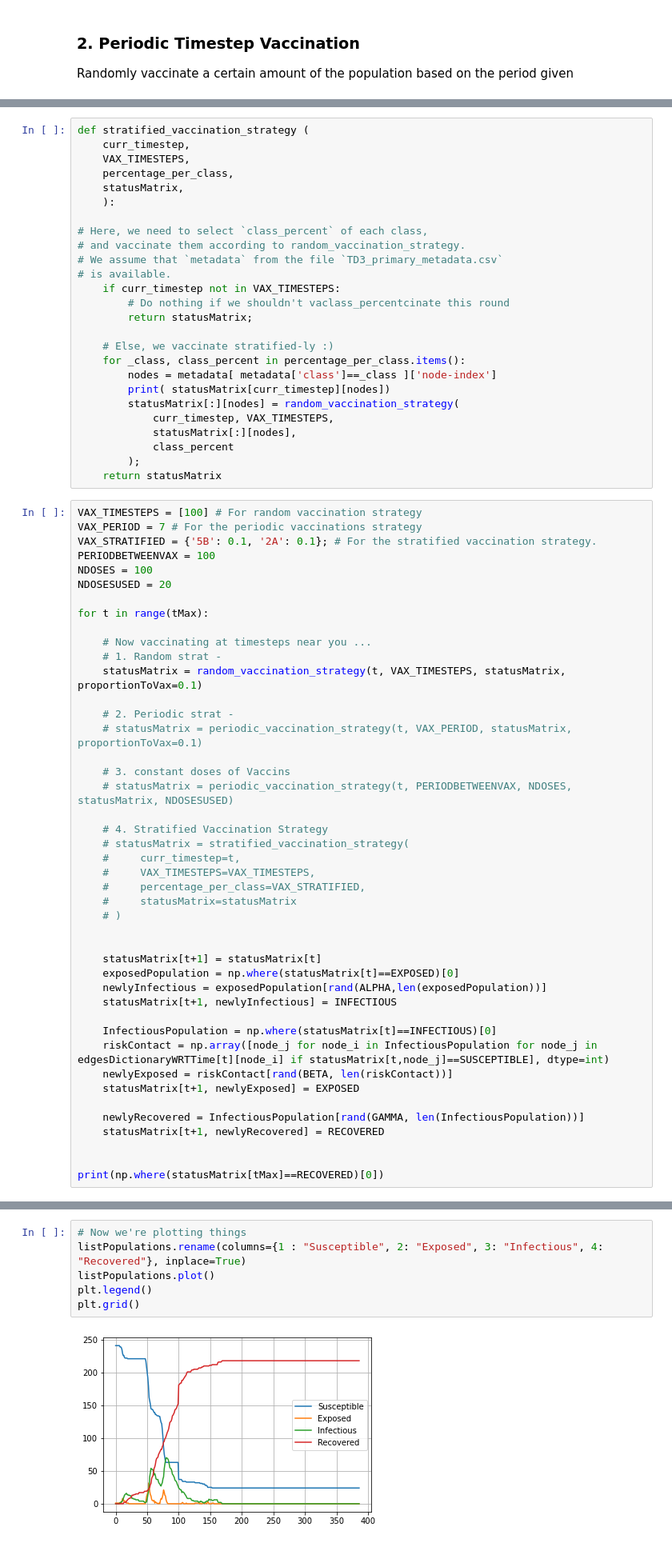
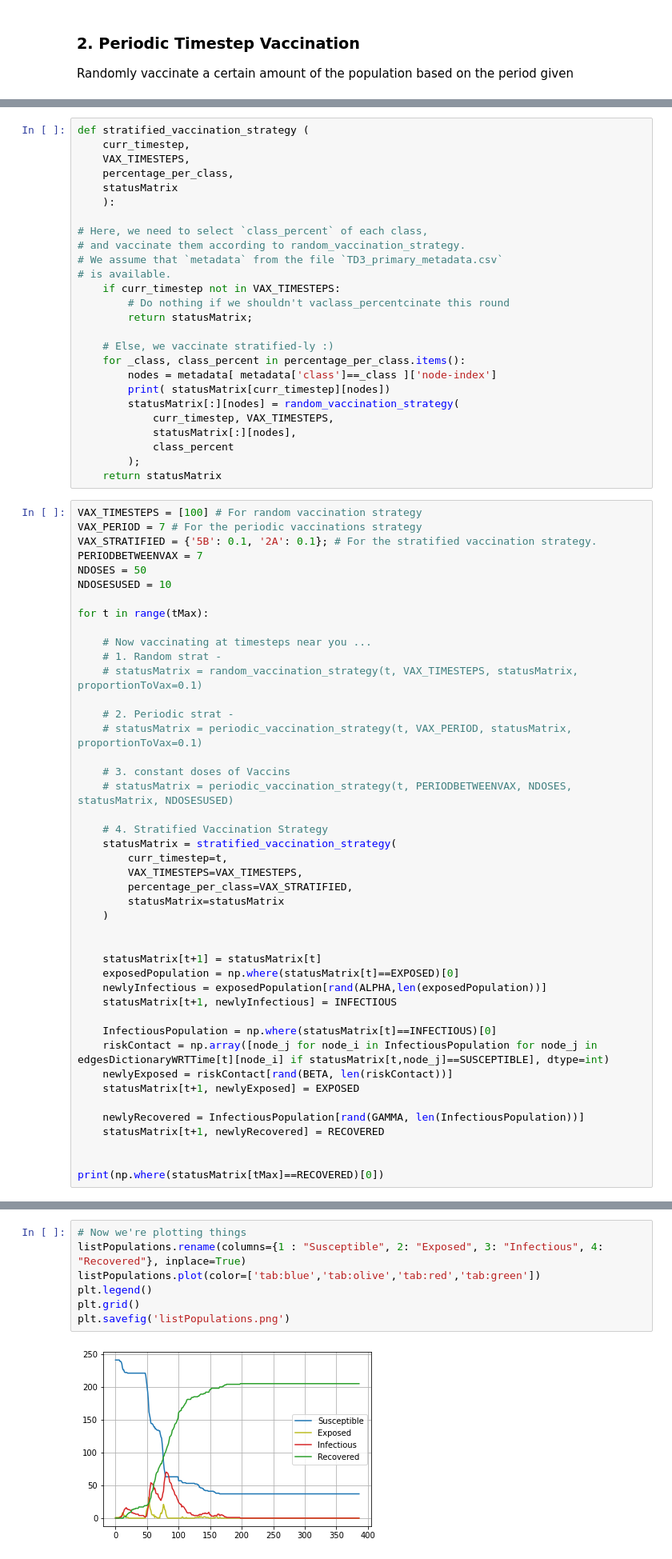
Before and after one commit to ChristianKar/Modeling_in_Epidemiology, a Jupyter notebook: SEIRModel_with_Vaccination.ipynb, the cells around one changed output, grey strips where cells are left out. Shown: that part at 80% size. Cells and saved outputs as stored; diff of their text form.

```diff
--- a/SEIRModel_with_Vaccination.ipynb
+++ b/SEIRModel_with_Vaccination.ipynb
@@ -182,7 +182,7 @@ def stratified_vaccination_strategy (
     curr_timestep,
     VAX_TIMESTEPS,
     percentage_per_class,
-    statusMatrix,
+    statusMatrix
     ):
 
 # Here, we need to select `class_percent` of each class,
@@ -207,15 +207,15 @@ def stratified_vaccination_strategy (
 VAX_TIMESTEPS = [100] # For random vaccination strategy
 VAX_PERIOD = 7 # For the periodic vaccinations strategy
 VAX_STRATIFIED = {'5B': 0.1, '2A': 0.1}; # For the stratified vaccination strategy.
-PERIODBETWEENVAX = 100
-NDOSES = 100
-NDOSESUSED = 20
+PERIODBETWEENVAX = 7
+NDOSES = 50
+NDOSESUSED = 10
 
 for t in range(tMax):
 
     # Now vaccinating at timesteps near you ...
     # 1. Random strat -
-    statusMatrix = random_vaccination_strategy(t, VAX_TIMESTEPS, statusMatrix, proportionToVax=0.1)
+    # statusMatrix = random_vaccination_strategy(t, VAX_TIMESTEPS, statusMatrix, proportionToVax=0.1)
 
     # 2. Periodic strat -
     # statusMatrix = periodic_vaccination_strategy(t, VAX_PERIOD, statusMatrix, proportionToVax=0.1)
@@ -224,12 +224,12 @@ for t in range(tMax):
     # statusMatrix = periodic_vaccination_strategy(t, PERIODBETWEENVAX, NDOSES, statusMatrix, NDOSESUSED)
 
     # 4. Stratified Vaccination Strategy
-    # statusMatrix = stratified_vaccination_strategy(
-    #     curr_timestep=t,
-    #     VAX_TIMESTEPS=VAX_TIMESTEPS,
-    #     percentage_per_class=VAX_STRATIFIED,
-    #     statusMatrix=statusMatrix
-    # )
+    statusMatrix = stratified_vaccination_strategy(
+        curr_timestep=t,
+        VAX_TIMESTEPS=VAX_TIMESTEPS,
+        percentage_per_class=VAX_STRATIFIED,
+        statusMatrix=statusMatrix
+    )
 
 
     statusMatrix[t+1] = statusMatrix[t]
@@ -296,11 +286,12 @@ print(listPopulations)
 # %%
 # Now we're plotting things
 listPopulations.rename(columns={1 : "Susceptible", 2: "Exposed", 3: "Infectious", 4: "Recovered"}, inplace=True)
-listPopulations.plot()
+listPopulations.plot(color=['tab:blue','tab:olive','tab:red','tab:green'])
 plt.legend()
 plt.grid()
+plt.savefig('listPopulations.png')
 # %% [output]
-[figure, old version]
+[figure, new version]
 # %%
 plt.plot (listPopulations['Infectious']/listPopulations['Susceptible'])
 plt.legend()
```
Also changed, not shown: parts of 5 cells of this notebook.
